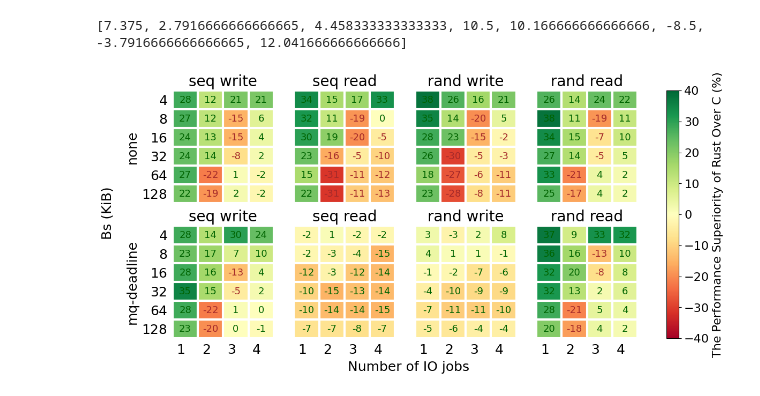
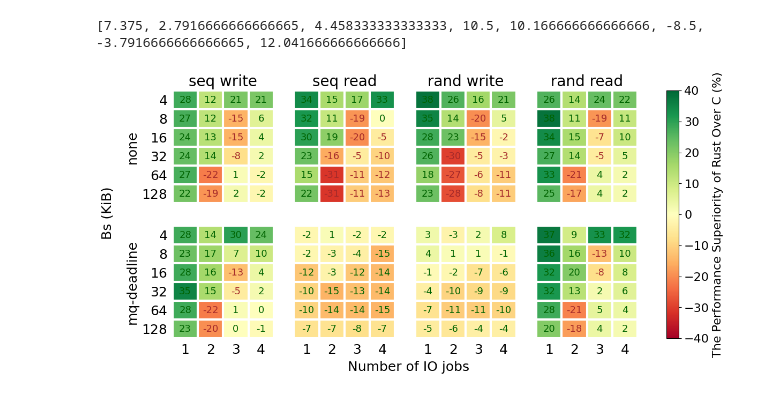
Before and after one commit to Richardhongyu/rfl_empirical_tools, a Jupyter notebook: figures_ppt/figure5.ipynb, the cells around one changed output. Cells and saved outputs as stored; diff of their text form; code cells hidden in the pictures.

```diff
--- a/figures_ppt/figure5.ipynb
+++ b/figures_ppt/figure5.ipynb
@@ -6,7 +6,6 @@ import matplotlib
 import matplotlib as mpl
 from matplotlib import colors
 
-np.random.seed(19680801)
 data_sched = np.load("out_np_1_10.npy").T
 data_none = np.load("out_np.npy").T
 data = [data_sched, data_none]
@@ -73,7 +72,7 @@ def heatmap(data, row_labels, col_labels, ax=None,
     ax.tick_params(bottom=False, labelbottom=True, left=False, labelleft=True)
 
     # Rotate the tick labels and set their alignment.
-    plt.setp(ax.get_xticklabels(), ha="right",
+    plt.setp(ax.get_xticklabels(), ha="center",
              rotation_mode="anchor")
 
     # Turn spines off and create white grid.
@@ -162,32 +161,33 @@ for i in range(2):
         # else:
         #     if none.shape[0] == 0:
         #         none = matrix
         #     else:
         #         none = np.concatenate((none, matrix), axis=1)
         avg.append(np.mean(matrix))
         im, cbar = heatmap(matrix, bs, jobs, ax=axs[i,j], cmap="RdYlGn", aspect='auto', vmin=-40, vmax=40)
         images.append(im)
         texts = annotate_heatmap(im, valfmt="{x:.0f}", fontsize=13, textcolors=("#A52A2A", "darkgreen"))
         axs[i, j].label_outer()
-        axs[i, j].set_title(title[i][j], fontsize=20)
+        if i == 0 :
+            axs[i, j].set_title(title[i][j], fontsize=20)
 # avg_sched = np.mean(sched)
 # avg_none = np.mean(none)
 # print(f'avg_sched: {avg_sched}, avg_none: {avg_none}')
 print(avg)
 
 # 自适应创建colorbar的范围
 # vmin = min(image.get_array().min() for image in images)
 # vmax = max(image.get_array().max() for image in images)
 # norm = colors.Normalize(vmin=vmin, vmax=vmax)
 # for im in images:
 #     im.set_norm(norm)
 
 cbar = fig.colorbar(images[0], ax=axs, pad=0.05)
 cbar.ax.tick_params(labelsize=16)
 cbar.set_label("The Performance Superiority of Rust Over C (%)", size=16)
 axs[0,0].set_ylabel('none', size=18)
 axs[1,0].set_ylabel('mq-deadline', size=18)
 plt.savefig("./figure5.pdf", bbox_inches="tight")
 # %% [output]
 [7.375, 2.7916666666666665, 4.458333333333333, 10.5, 10.166666666666666, -8.5, -3.7916666666666665, 12.041666666666666]
-[figure, old version]
+[figure, new version]
```
Also changed, not shown: 5 other files.
